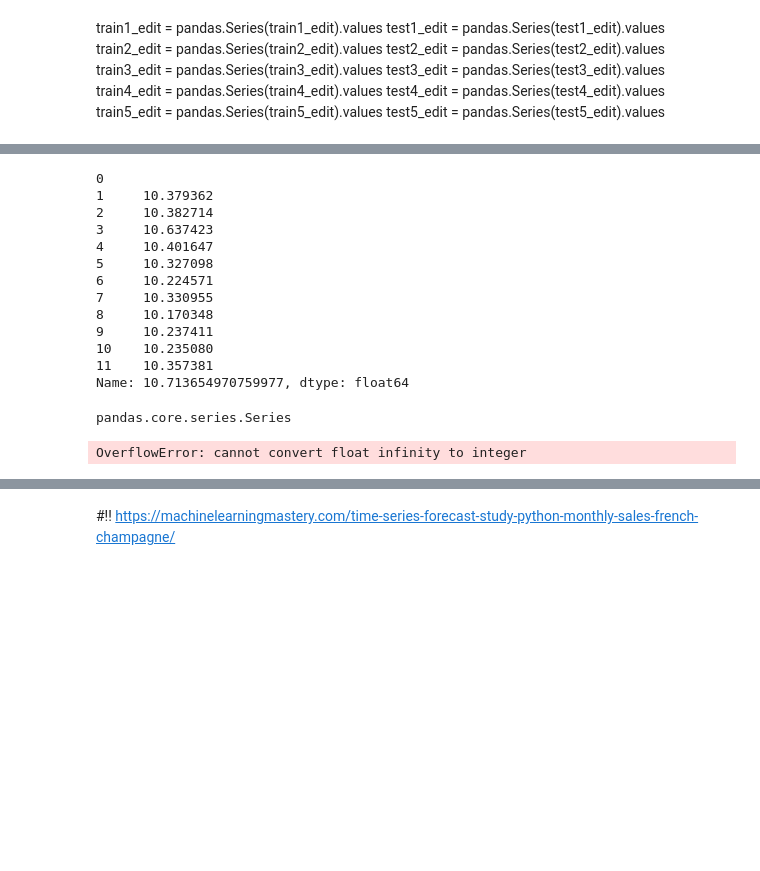
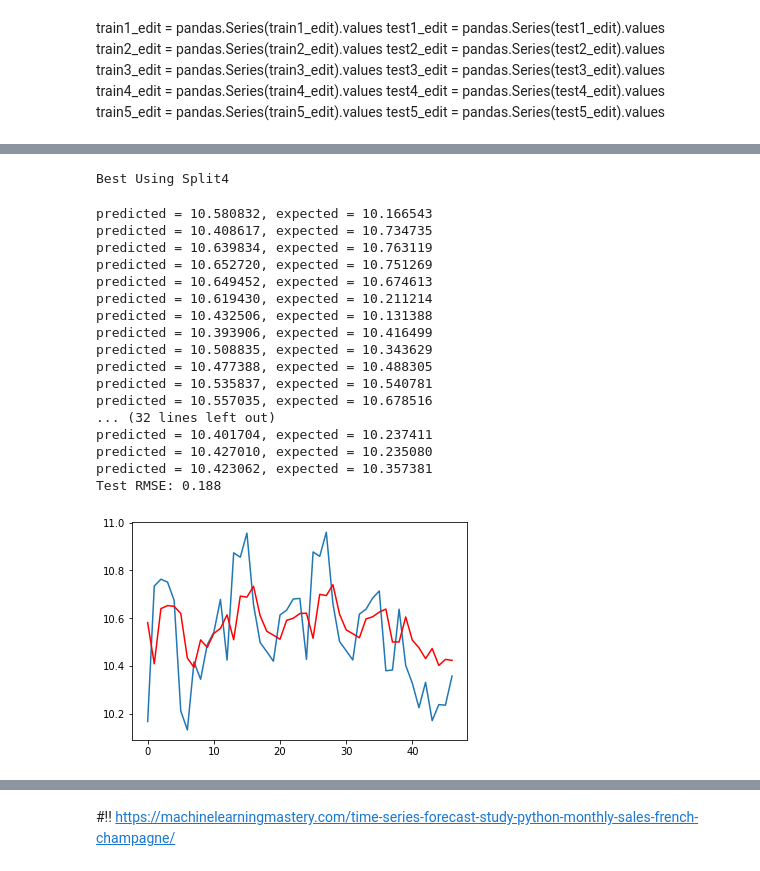
Before and after one commit to nurulbudiyono/arima-analysis-prediction, a Jupyter notebook: PredictTea.ipynb, the cells around one changed output, grey strips where cells are left out. Drawn from its saved outputs; the diff is of its cells as text; code cells hidden in the pictures; blank space fills up the shorter version.

```diff
--- a/PredictTea.ipynb
+++ b/PredictTea.ipynb
@@ -641,3 +632,15 @@ def evaluate_models(train, test, p_values, d_values, q_values):
 # load dataset
 #def parser(x):
 #	return datetime.strptime(x, '%Y-%m')
+# %%
+train1_edit = read_csv('PredictTea-train-edit1.csv', header=0, index_col=0, squeeze=True)
+train2_edit = read_csv('PredictTea-train-edit2.csv', header=0, index_col=0, squeeze=True)
+train3_edit = read_csv('PredictTea-train-edit3.csv', header=0, index_col=0, squeeze=True)
+train4_edit = read_csv('PredictTea-train-edit4.csv', header=0, index_col=0, squeeze=True)
+train5_edit = read_csv('PredictTea-train-edit5.csv', header=0, index_col=0, squeeze=True)
+
+test1_edit = read_csv('PredictTea-test-edit1.csv', header=0, index_col=0, squeeze=True)
+test2_edit = read_csv('PredictTea-test-edit2.csv', header=0, index_col=0, squeeze=True)
+test3_edit = read_csv('PredictTea-test-edit3.csv', header=0, index_col=0, squeeze=True)
+test4_edit = read_csv('PredictTea-test-edit4.csv', header=0, index_col=0, squeeze=True)
+test5_edit = read_csv('PredictTea-test-edit5.csv', header=0, index_col=0, squeeze=True)
@@ -753,23 +743,3 @@ NameError: name 'test1_edi' is not defined
-# %%
-print(test1_edit)
-# %% [output]
-0
-1     10.379362
-2     10.382714
-3     10.637423
-4     10.401647
-5     10.327098
-6     10.224571
-7     10.330955
-8     10.170348
-9     10.237411
-10    10.235080
-11    10.357381
-Name: 10.713654970759977, dtype: float64
-# %%
-type(test1_edit)
-# %% [output]
-pandas.core.series.Series
 # %%
 if (int(split4_rmse) <= int(split5_rmse)):
     print('Best Using Split4')
@@ -797,38 +767,60 @@ else:
     test_edit = test5_edit
     train_edit = train5_edit
 # %% [output]
-OverflowError: cannot convert float infinity to integer
+Best Using Split4
 # %%
 ## from pandas import read_csv
 #from pandas import datetime
 from matplotlib import pyplot
 from statsmodels.tsa.arima_model import ARIMA
 from sklearn.metrics import mean_squared_error
 from math import sqrt
 from math import exp
 from math import log
 import numpy
 import pandas
 
+train_edit = train_edit.values
+test_edit = test_edit.values
+
 history = [x for x in train_edit]
-predicted = []
+predicted = list()
 
 for t in range(len(test_edit)):
 	model = ARIMA(history, order=(best_cfg[0],best_cfg[1],best_cfg[2]))
 	model_fit = model.fit(disp=0)
 	output = model_fit.forecast()
 	yhat = output[0]
 	predicted.append(yhat)
 	obs = test_edit[t]
 	history.append(obs)
-	print('predicted=%f, expected=%f' % (yhat, obs))
+	print('predicted = %f, expected = %f' % (yhat, obs))
 error = mean_squared_error(test_edit, predicted)
 rmse = sqrt(error)
 print('Test RMSE: %.3f' % rmse)
 # plot
 pyplot.plot(test_edit)
 pyplot.plot(predicted, color='red')
 pyplot.show()
+# %% [output]
+predicted = 10.580832, expected = 10.166543
+predicted = 10.408617, expected = 10.734735
+predicted = 10.639834, expected = 10.763119
+predicted = 10.652720, expected = 10.751269
+predicted = 10.649452, expected = 10.674613
+predicted = 10.619430, expected = 10.211214
+predicted = 10.432506, expected = 10.131388
+predicted = 10.393906, expected = 10.416499
+predicted = 10.508835, expected = 10.343629
+predicted = 10.477388, expected = 10.488305
+predicted = 10.535837, expected = 10.540781
+predicted = 10.557035, expected = 10.678516
+... (32 lines left out)
+predicted = 10.401704, expected = 10.237411
+predicted = 10.427010, expected = 10.235080
+predicted = 10.423062, expected = 10.357381
+Test RMSE: 0.188
+[figure, added]
 # %%
 # Pembuatan Inversi Tranformasi
 def invert_trans(dataset):
```
Also changed, not shown: parts of 15 cells of this notebook.
